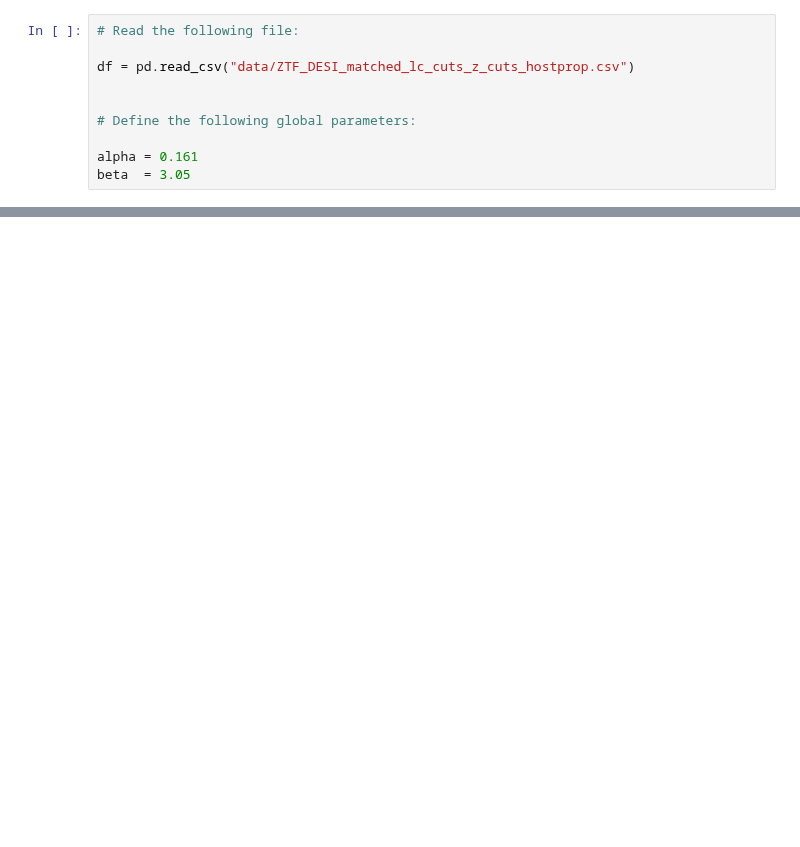
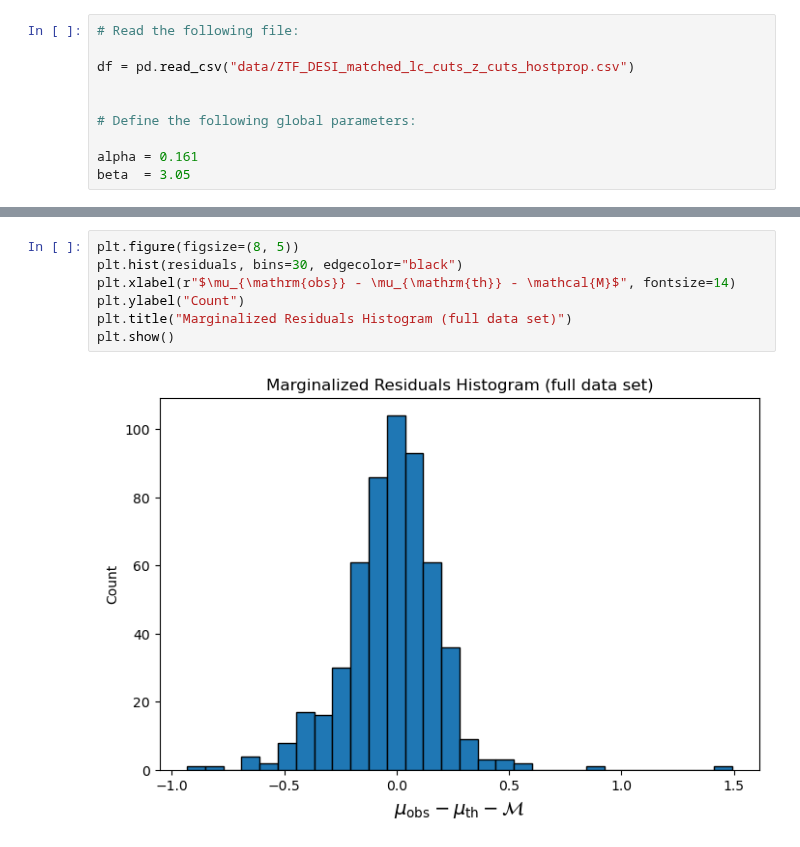
Before and after one commit to mwvgroup/myc21_first_paper, a Jupyter notebook: ZTF_DESI_data_prep/construct_hubble_resid.ipynb, the cells around one changed output, grey strips where cells are left out. Cells and saved outputs as stored; diff of their text form; blank space fills up the shorter version.

```diff
--- a/ZTF_DESI_data_prep/construct_hubble_resid.ipynb
+++ b/ZTF_DESI_data_prep/construct_hubble_resid.ipynb
@@ -1085,0 +214,9 @@ N_SN       = 540
+# %%
+plt.figure(figsize=(8, 5))
+plt.hist(residuals, bins=30, edgecolor="black")
+plt.xlabel(r"$\mu_{\mathrm{obs}} - \mu_{\mathrm{th}} - \mathcal{M}$", fontsize=14)
+plt.ylabel("Count")
+plt.title("Marginalized Residuals Histogram (full data set)")
+plt.show()
+# %% [output]
+[figure, added]
```
Also changed, not shown: parts of 42 cells of this notebook, 1 other file.
